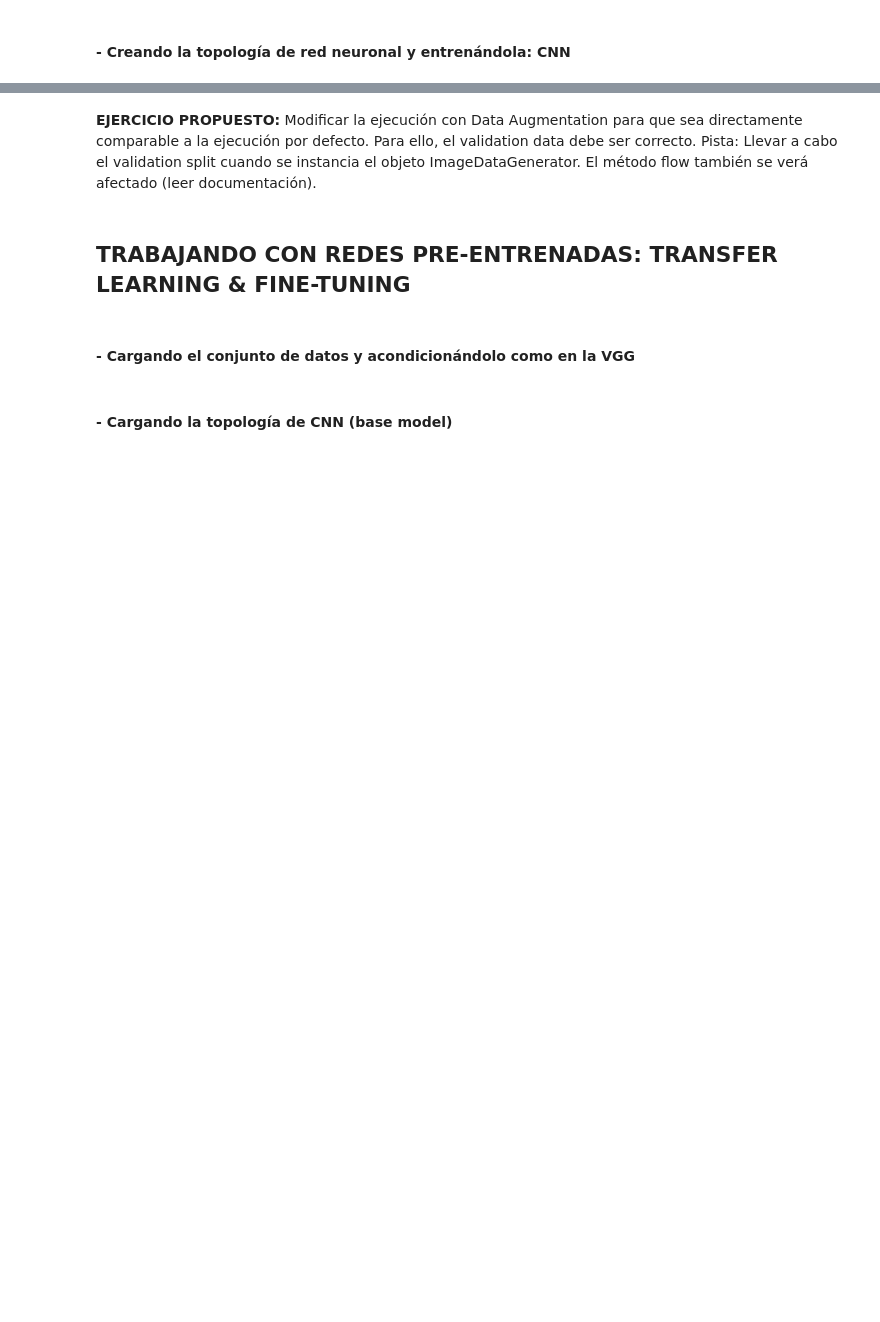
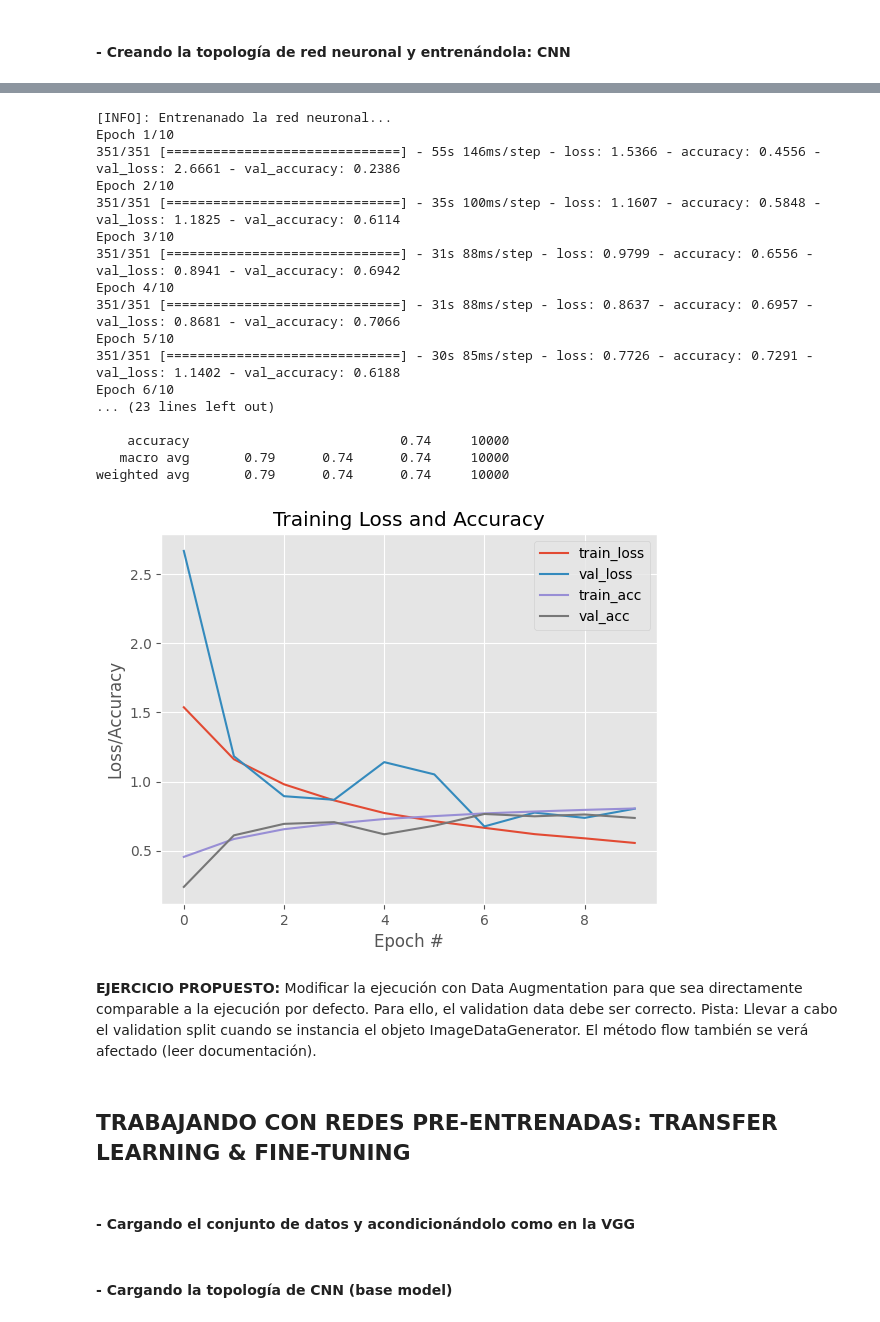
Before and after one commit to JorgeZarama/DeepLearning, a Jupyter notebook: 07MIAR_VC04_VC05_Deep_Vision_Colab.ipynb, the cells around one changed output, grey strips where cells are left out. Saved outputs shown, nothing was run; the diff lists cells and outputs as text; code cells hidden in the pictures; blank space fills up the shorter version.

```diff
--- a/07MIAR_VC04_VC05_Deep_Vision_Colab.ipynb
+++ b/07MIAR_VC04_VC05_Deep_Vision_Colab.ipynb
@@ -386,5 +383,11 @@ weighted avg       0.79      0.79      0.79     10000
 #### **- Acondicionando dataset**
 # %%
 # Binarizar etiquetas - por si es necesario convertir a one-hot encoding
+# Pasamos de categorical a one-hot-encoding
+from sklearn.preprocessing import LabelBinarizer
+lb = LabelBinarizer()
+y_tr_ohe = lb.fit_transform(y_tr)
+y_val_ohe = lb.transform(y_val)
+y_test_ohe = lb.transform(y_test)
 # %% [markdown]
 #### **- Creando un contenedor DataGenerator para el aumento automático de muestras**
@@ -436,3 +501,45 @@ evaluate_model(...)
+# %%
+# Compilamos el modelo y entrenamos
+model_cnn_aug.compile(optimizer=Adam(learning_rate=learning_rate),
+              loss="categorical_crossentropy", # Etiquetas categoricas
+              #loss="categorical_crossentropy"         #Etiquetas one-hot.encoding (e.g [0,0,0,1])
+              metrics=["accuracy"]
+             )
+# Entrenamos el perceptrón multicapa
+print("[INFO]: Entrenanado la red neuronal...")
+H = model_cnn_aug.fit(datagen.flow(x_tr, y_tr_ohe, batch_size=batch_size),
+                      epochs=epochs,
+                      steps_per_epoch=x_tr.shape[0] // batch_size,
+                      validation_data=(x_val, y_val_ohe)
+                      )
+
+
+# Learning curves
+visualize_learning_curve(H)
+
+# Evaluando el modelo de predicción con las imágenes de test
+evaluate_model(model_cnn_aug, x_te, y_test)
+#drive.mount("")
+#model_cnn_aug.save(BASE_FOLDER + "deepCC_CIFAR10.h5")#h5 formato para keras
+# %% [output]
+[INFO]: Entrenanado la red neuronal...
+Epoch 1/10
+351/351 [==============================] - 55s 146ms/step - loss: 1.5366 - accuracy: 0.4556 - val_loss: 2.6661 - val_accuracy: 0.2386
+Epoch 2/10
+351/351 [==============================] - 35s 100ms/step - loss: 1.1607 - accuracy: 0.5848 - val_loss: 1.1825 - val_accuracy: 0.6114
+Epoch 3/10
+351/351 [==============================] - 31s 88ms/step - loss: 0.9799 - accuracy: 0.6556 - val_loss: 0.8941 - val_accuracy: 0.6942
+Epoch 4/10
+351/351 [==============================] - 31s 88ms/step - loss: 0.8637 - accuracy: 0.6957 - val_loss: 0.8681 - val_accuracy: 0.7066
+Epoch 5/10
+351/351 [==============================] - 30s 85ms/step - loss: 0.7726 - accuracy: 0.7291 - val_loss: 1.1402 - val_accuracy: 0.6188
+Epoch 6/10
+... (23 lines left out)
+
+    accuracy                           0.74     10000
+   macro avg       0.79      0.74      0.74     10000
+weighted avg       0.79      0.74      0.74     10000
+[figure, added]
 # %% [markdown]
 **EJERCICIO PROPUESTO:** Modificar la ejecución con Data Augmentation para que sea directamente comparable a la ejecución por defecto. Para ello, el validation data debe ser correcto. Pista: Llevar a cabo el validation split cuando se instancia el objeto ImageDataGenerator. El método flow también se verá afectado (leer documentación).
 # %% [markdown]
```
Also changed, not shown: parts of 18 cells of this notebook.
